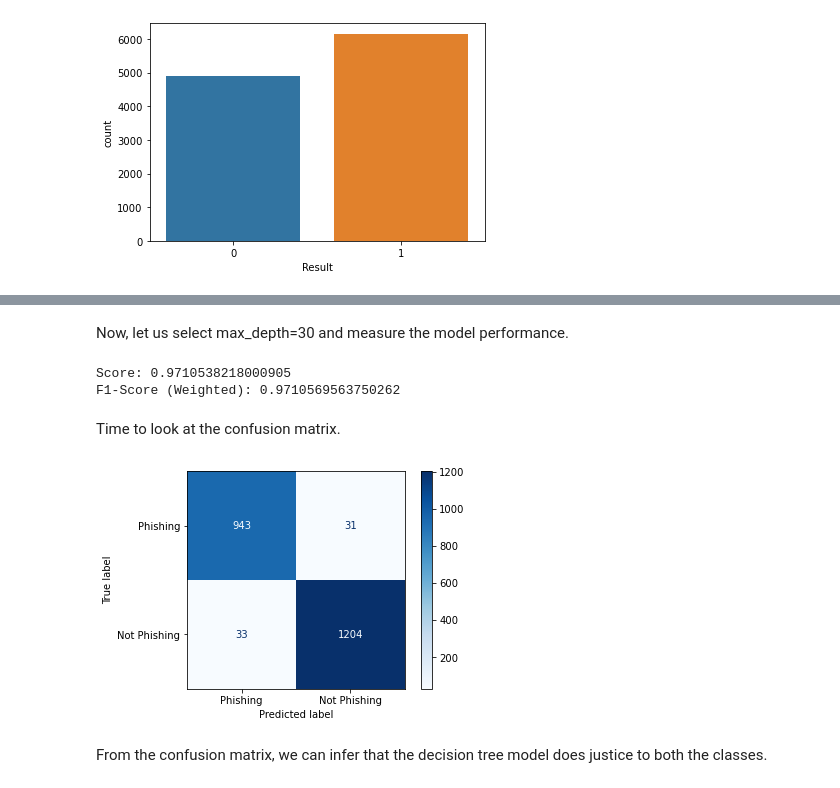
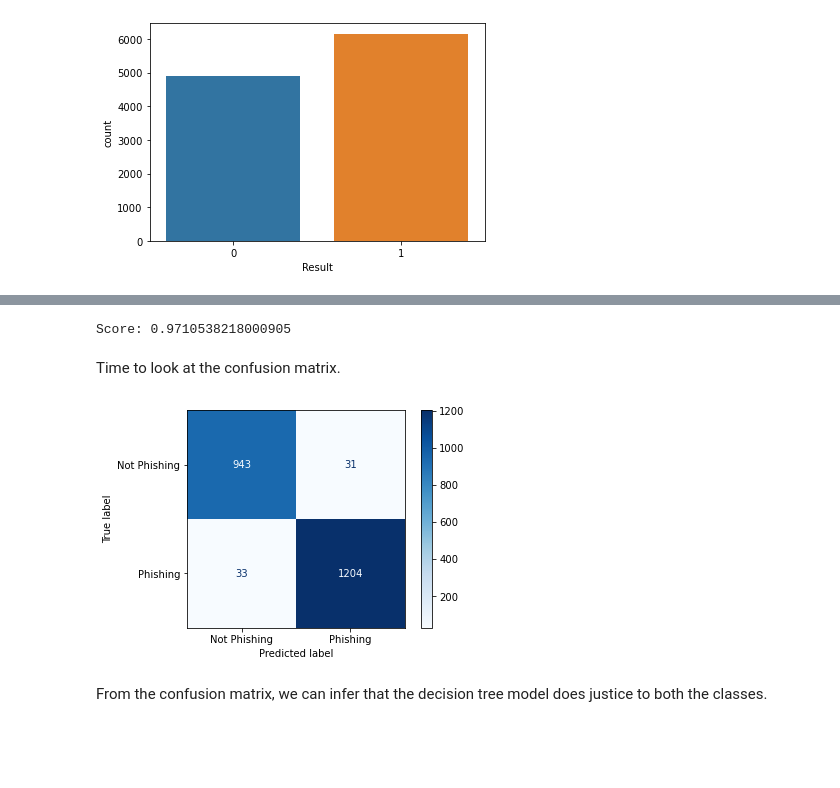
Before and after one commit to prasannspv/Machine-Learning-Notebooks, a Jupyter notebook: Assignment 1/Decision Trees.ipynb, the cells around one changed output, grey strips where cells are left out. Drawn from its saved outputs; the diff is of its cells as text; code cells hidden in the pictures; blank space fills up the shorter version.

```diff
--- a/Assignment 1/Decision Trees.ipynb
+++ b/Assignment 1/Decision Trees.ipynb
@@ -279,4 +313,3 @@ X = ph_data.drop(['Result'], axis=1)
 # %%
 X_train, X_test, y_train, y_test = train_test_split(X, y, test_size=0.20, random_state=7)
-plot_validation_curve(tree.DecisionTreeClassifier(), X_train, y_train, 'max_depth', range(10, 35),
-                      fig_name="max_depth_vc.png")
+dt = dt_train(X_train, y_train)
@@ -285,22 +316,16 @@ plot_validation_curve(tree.DecisionTreeClassifier(), X_train, y_train, 'max_dept
-# %% [markdown]
-Now, let us select max_depth=30 and measure the model performance.
-# %%
-dt = dt_train(X_train, y_train, max_depth=30)
 # %%
 print("Score:", get_classification_score(dt, X_test, y_test))
-print("F1-Score (Weighted):",get_f1_score(dt, X_test, y_test))
 # %% [output]
 Score: 0.9710538218000905
-F1-Score (Weighted): 0.9710569563750262
 # %% [markdown]
 Time to look at the confusion matrix.
 # %%
 plot_confusion_matrix(dt, X_test, y_test,
-                                 display_labels=['Phishing', 'Not Phishing'],
+                                 display_labels=['Not Phishing', 'Phishing'],
                                  cmap=plt.cm.Blues)
 plt.show()
 # %% [output]
-[figure, old version]
+[figure, new version]
 # %% [markdown]
 From the confusion matrix, we can infer that the decision tree model does justice to both the classes.
 # %% [markdown]
```
Also changed, not shown: parts of 50 cells of this notebook.
